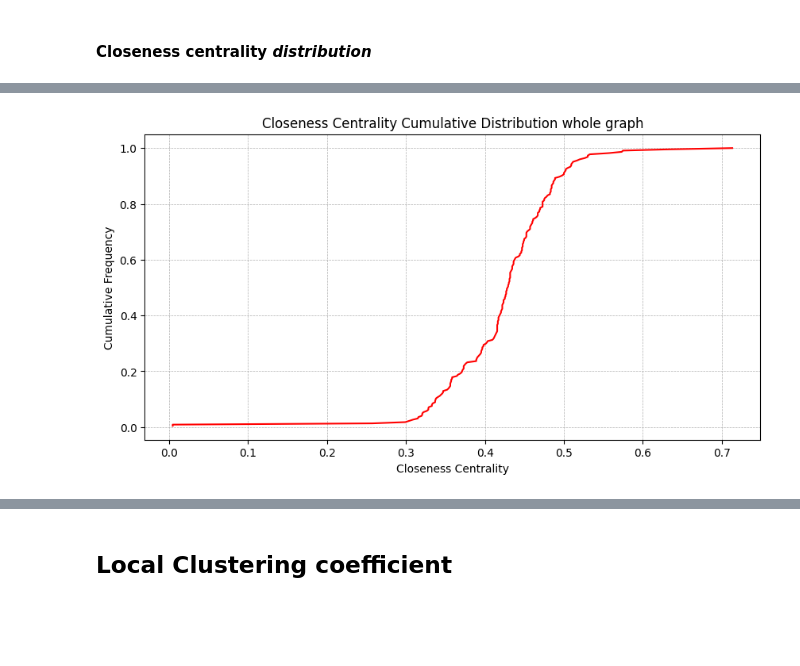
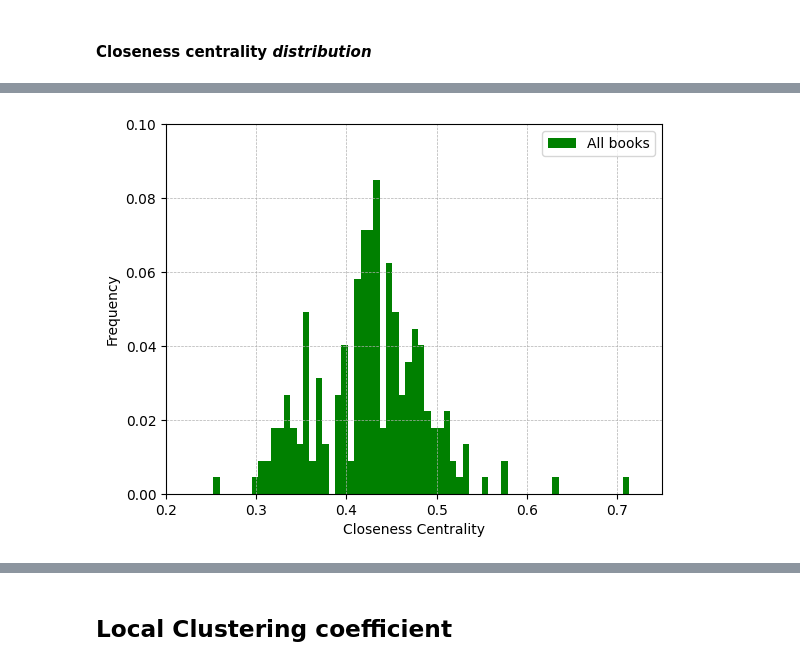
Before and after one commit to saravorabbi/Unibo_SNA_the_witcher, a Jupyter notebook: SNA_notebook.ipynb, the cells around one changed output, grey strips where cells are left out. Cells and saved outputs as stored; diff of their text form; code cells hidden in the pictures; blank space fills up the shorter version.

```diff
--- a/SNA_notebook.ipynb
+++ b/SNA_notebook.ipynb
@@ -1986,19 +1605,13 @@ plt.show()
 # %%
-#cumulative for all books
+values_all = list(closeness_all.values())
 
-values_all = list(closeness_all.values())
-values_all.sort()
-cumulative_frequencies_all = np.cumsum(np.ones(len(values_all)) / len(values_all))
-
-
-plt.figure(figsize=(10,5))
-
-plt.plot(values_all, cumulative_frequencies_all, color = 'r')
+plt.hist(values_all, bins=100, color = 'g', weights=np.ones(len(values_all)) / len(values_all), label = 'All books')
 plt.xlabel('Closeness Centrality')
-plt.ylabel('Cumulative Frequency')
-plt.title('Closeness Centrality Cumulative Distribution whole graph')
+plt.ylabel('Frequency')
+plt.legend()
+plt.xlim(0.2, 0.75)
+plt.ylim(0, 0.10)
 plt.grid(True, which="both", ls="--", linewidth=0.5)
-
 plt.show()
 # %% [output]
-[figure, old version]
+[figure, new version]
```
Also changed, not shown: parts of 70 cells of this notebook, 17 other files.
